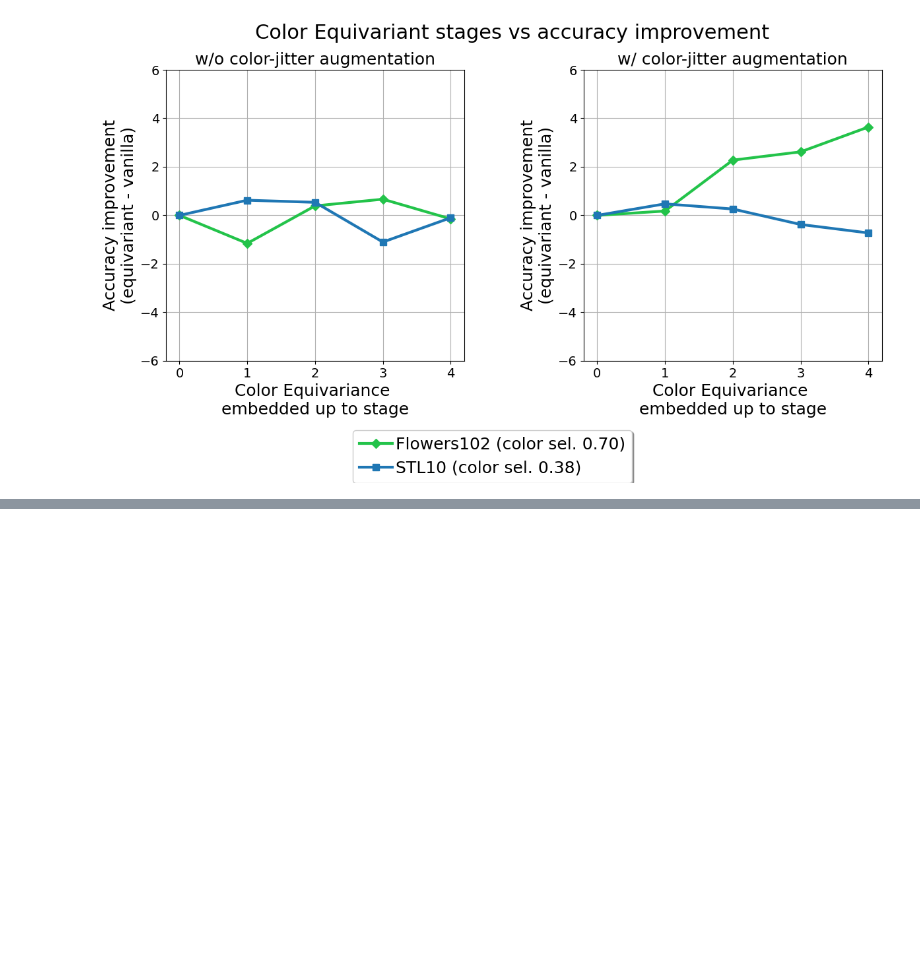
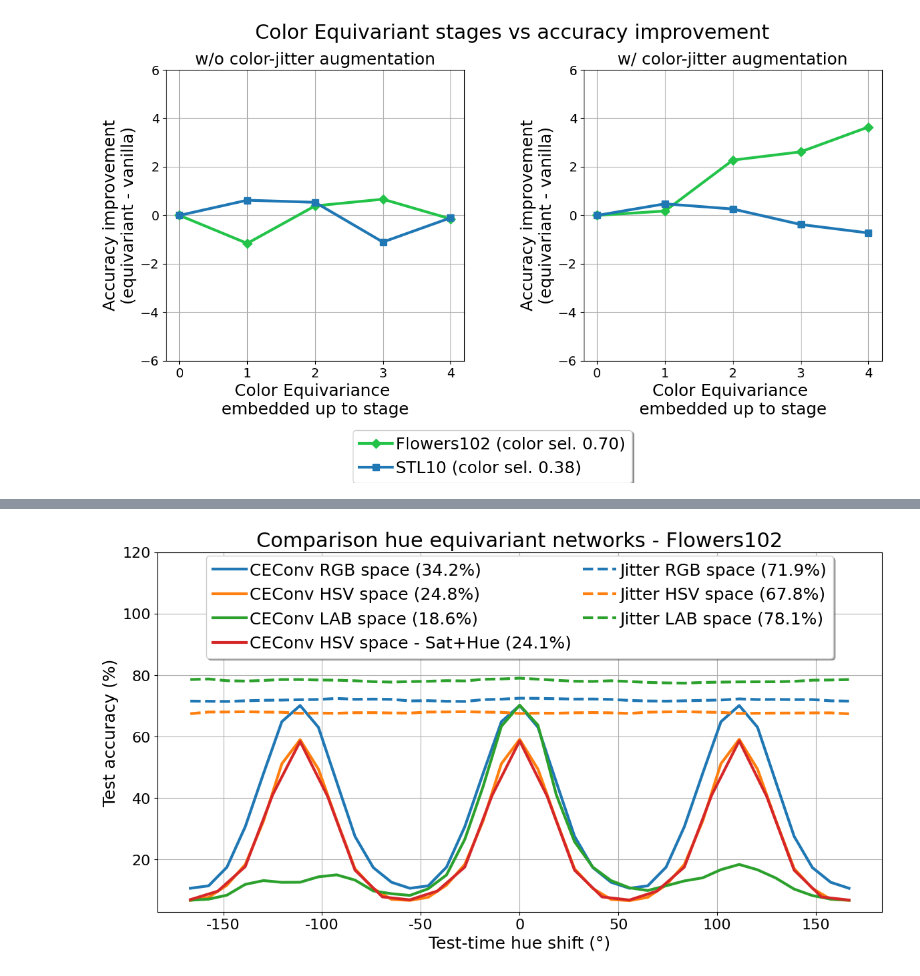
Before and after one commit to ArcovanBreda/CEConvDL2, a Jupyter notebook: CEConv/Arcos_notebook.ipynb, the cells around one changed output, grey strips where cells are left out. Saved outputs shown, nothing was run; the diff lists cells and outputs as text; code cells hidden in the pictures; blank space fills up the shorter version.

```diff
--- a/CEConv/Arcos_notebook.ipynb
+++ b/CEConv/Arcos_notebook.ipynb
@@ -89,0 +137,43 @@ model performances:
+# %%
+import matplotlib.pyplot as plt
+import numpy as np
+import pandas as pd
+def color_spaces(path):
+    x = np.load(f"{path}/output/classification/npz/hue_shift_img/hue_baseline_flowers102-resnet18_1-true-jitter_0_0-split_1_0-seed_0-hsv_space-hue_shift-sat_jitter_1_1-val_jitter_1_1-img_shift-no_norm.npz")["hue"]
+    CEConv_base_jitter = np.load(f"{path}/output/classification/npz/flowers102-resnet18_3-true-jitter_0_5-split_1_0-seed_0.npz")["acc"]
+    CEConv_hsv_jitter = np.load(f"output/test_results/hue_shift_img/hue_flowers102-resnet18_3-true-jitter_0_5-split_1_0-seed_0-hsv_space-hue_shift-sat_jitter_1_1-val_jitter_1_1-img_shift-no_norm.npz")["acc"]
+    CEConv_LAB_jitter = np.load(f"./output/test_results/lab_shift/flowers102-resnet18_3-true-jitter_0_5-split_1_0-seed_0-lab_space-sat_jitter_1_1-val_jitter_1_1-no_norm.npz")["acc"]
+    # sat_hue_acc = np.load("output/test_results/maintest_flowers102-resnet18_3-true-jitter_0_0-split_1_0-seed_0-hsv_space-hue_and_sat_shift-sat_jitter_1_1-img_shift-no_norm_test-rot=25_test-sat=25.npz")["acc"].reshape((25,25)).max(axis=1)
+
+    CEConv_base = np.load(f"{path}/output/classification/npz/flowers102-resnet18_3-true-jitter_0_0-split_1_0-seed_0.npz")["acc"]
+    CEConv_hsv = np.load(f"output/test_results/hue_shift_img/hue_flowers102-resnet18_3-true-jitter_0_0-split_1_0-seed_0-hsv_space-hue_shift-sat_jitter_1_1-val_jitter_1_1-img_shift-no_norm.npz")["acc"]
+    CEConv_LAB = np.load(f"./output/test_results/lab_shift//flowers102-resnet18_3-true-jitter_0_0-split_1_0-seed_0-lab_space-sat_jitter_1_1-val_jitter_1_1-no_norm.npz")["acc"]
+    sat_hue_acc = np.load("output/test_results/maintest_flowers102-resnet18_3-true-jitter_0_0-split_1_0-seed_0-hsv_space-hue_and_sat_shift-sat_jitter_1_1-img_shift-no_norm_test-rot=25_test-sat=25.npz")["acc"].reshape((25,25)).max(axis=1)
+    fig, ax = plt.subplots(figsize=(14, 7))
+
+    plt.plot(x, CEConv_base*100, label=f"CEConv RGB space ({CEConv_base.mean()*100:.1f}%)", linewidth=3)
+    plt.plot(x, CEConv_hsv*100,  label=f"CEConv HSV space ({CEConv_hsv.mean()*100:.1f}%)",linewidth=3)
+    plt.plot(x, CEConv_LAB*100,  label=f"CEConv LAB space ({CEConv_LAB.mean()*100:.1f}%)",linewidth=3)
+    plt.plot(np.linspace(-0.5, 0.5, 25), sat_hue_acc*100, label=f"CEConv HSV space - Sat+Hue ({np.mean(sat_hue_acc)*100:.1f}%)", linewidth=3)
+
+
+    plt.plot(x, CEConv_base_jitter*100, label=f"Jitter RGB space ({CEConv_base_jitter.mean()*100:.1f}%)", linewidth=3, color="tab:blue", ls="--")
+    plt.plot(x, CEConv_hsv_jitter*100,  label=f"Jitter HSV space ({CEConv_hsv_jitter.mean()*100:.1f}%)",linewidth=3, color="tab:orange", ls="--")
+    plt.plot(x, CEConv_LAB_jitter*100,  label=f"Jitter LAB space ({CEConv_LAB_jitter.mean()*100:.1f}%)",linewidth=3, color="tab:green", ls="--")
+
+    plt.title("Comparison hue equivariant networks - Flowers102", fontsize=22)
+    plt.ylabel("Test accuracy (%)", fontsize=18)
+    plt.yticks(fontsize=16,)
+    plt.ylim(top=120)
+    plt.xlabel("Test-time hue shift (°)", fontsize=18)
+    plt.xticks(fontsize=16,ticks=[-0.45, -0.3, -0.15, 0, 0.15, 0.3, 0.45],labels=["-150", "-100", "-50", "0", "50", "100", "150" ])
+    plt.legend(fontsize=18, loc='upper center', bbox_to_anchor=(0.5, 0.99),
+            borderaxespad=0., ncol=2, fancybox=True, shadow=True,
+            columnspacing=0.7, handletextpad=0.2)
+    plt.grid(axis="both")
+    # plt.savefig("../blogpost_imgs/comparison.png")
+    plt.show()
+
+color_spaces("/home/arco/Downloads/Master AI/CEConvDL2")
+# %% [output]
+[figure, added]
```
Also changed, not shown: parts of 12 cells of this notebook, 11 other files.
